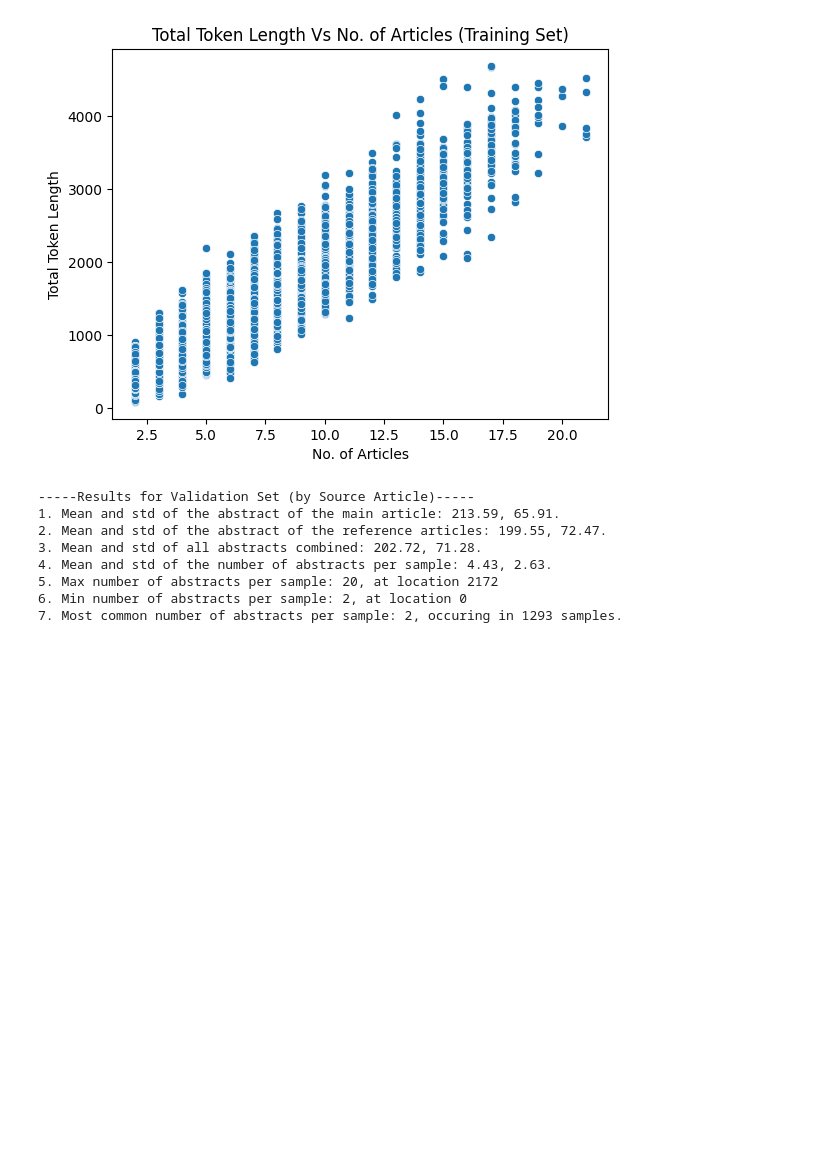
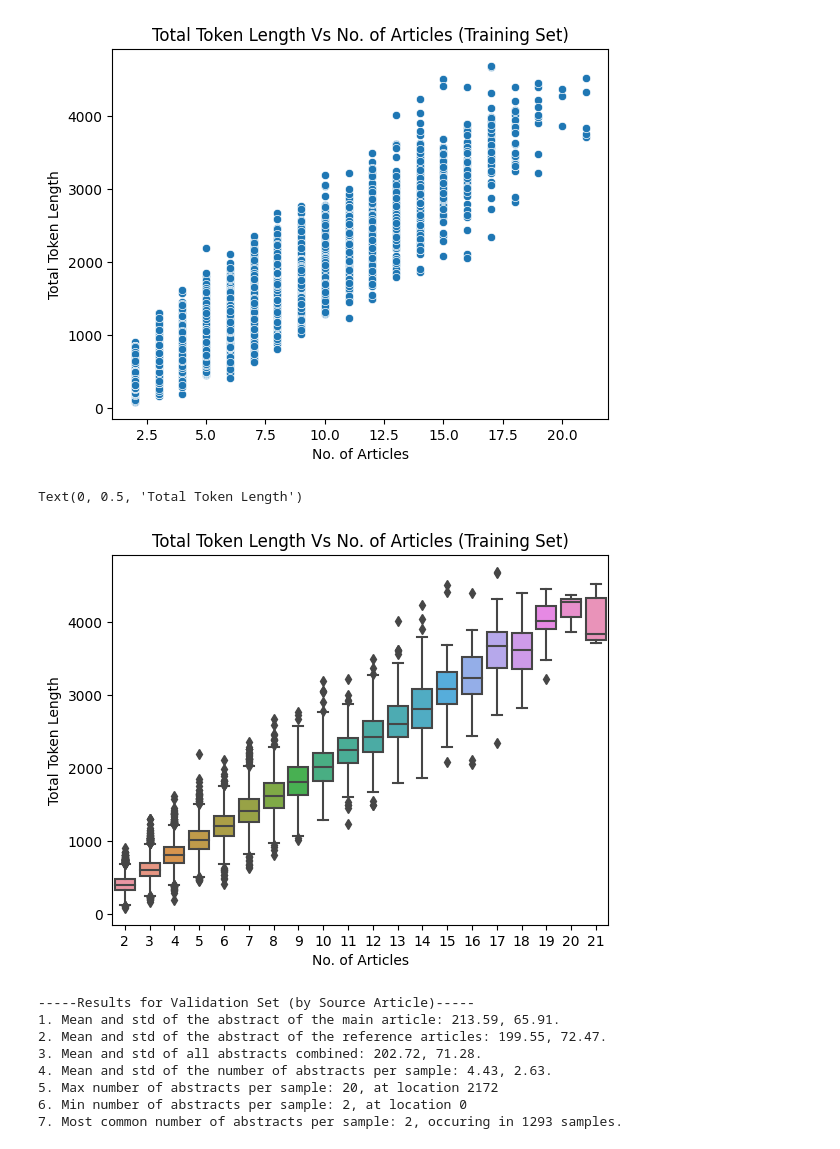
Before and after one commit to Lukaliu90/w266_final_project, a Jupyter notebook: Justin_Working_File/Summarization_test.ipynb, the cells around one changed output. Cells and saved outputs as stored; diff of their text form; code cells hidden in the pictures; blank space fills up the shorter version.

Commit message:
Added boxplots

```diff
--- a/Justin_Working_File/Summarization_test.ipynb
+++ b/Justin_Working_File/Summarization_test.ipynb
@@ -1078,6 +1078,16 @@ plt.ylabel("Total Token Length")
 7. Most common number of abstracts per sample: 2, occuring in 7814 samples.
 Text(0, 0.5, 'Total Token Length')
 [figure]
+# %%
+## Boxplot for Tarining Set
+sns.boxplot(x=[len(ref) for ref in len_tr_sources],
+            y=len_tr_inputs)
+plt.title("Total Token Length Vs No. of Articles (Training Set)")
+plt.xlabel("No. of Articles")
+plt.ylabel("Total Token Length")
+# %% [output]
+Text(0, 0.5, 'Total Token Length')
+[figure, added]
 # %%
 ## Stat for Validation Set
 ref_articles_v = []
```
Also changed, not shown: parts of 2 cells of this notebook.
